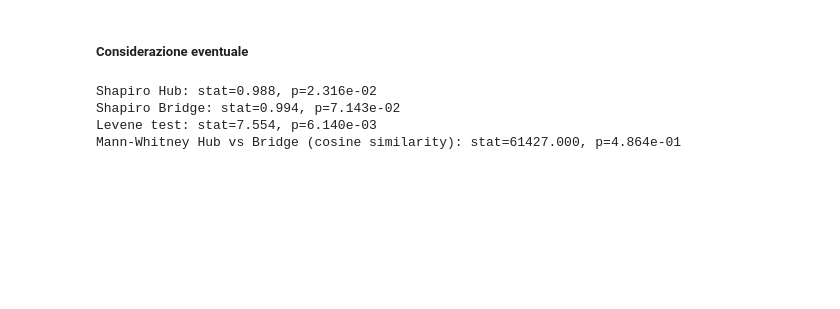
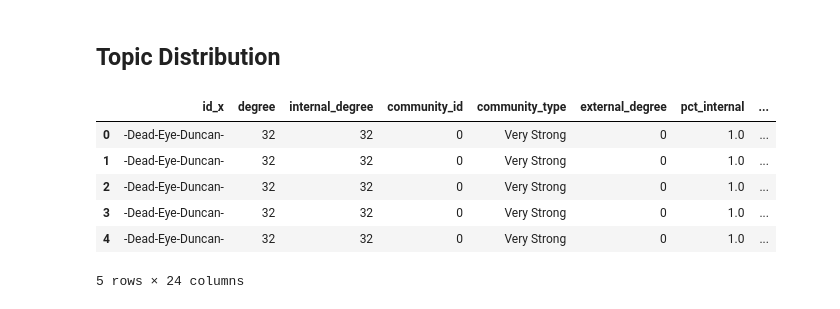
Before and after one commit to alfoCaiazza/Analysa, a Jupyter notebook: src/research_question/2nd_research_question.ipynb, the cells around one changed output. Cells and saved outputs as stored; diff of their text form; code cells hidden in the pictures; blank space fills up the shorter version.

```diff
--- a/src/research_question/2nd_research_question.ipynb
+++ b/src/research_question/2nd_research_question.ipynb
@@ -22,6 +23,29 @@ users_role['community_embedding'] = users_role['community_id'].map(community_emb
 
 # Define roles including peripherals
 users_role['role'] = np.where(users_role['is_hub'], 'Hub', np.where(users_role['is_bridge'], 'Bridge', 'Average'))
+# %%
+# Defyining Leave-one-out embedding to avoid auto-influence
+def leave_one_out_embeddings(df):
+    embeddings = np.stack(df['user_embedding'])
+    weights = df['id'].map(df['id'].value_counts()).to_numpy()
+
+    loo_list = []
+    for i in tqdm(range(len(df))):
+        mask = np.ones(len(df), dtype=bool)
+        mask[i] = False
+        if mask.sum() == 0:
+            # se la community ha un solo utente → non puoi escludere
+            loo_list.append(embeddings[i])
+        else:
+            loo_list.append(
+                np.average(embeddings[mask], axis=0, weights=weights[mask])
+            )
+    return pd.Series(loo_list, index=df.index)
+
+users_role['loo_community_embedding'] = (
+    users_role.groupby('community_id', group_keys=False)
+    .apply(leave_one_out_embeddings)
+)
 # %%
 # Compute similarity metrics
 def compute_metrics(row):
@@ -135,37 +128,14 @@ plt.show()
-# %% [markdown]
-##### Considerazione eventuale
-# %%
-# Hub vs Bridge across all communities
-hub_cos = users_role.loc[users_role['role']=='Hub', 'cosine_similarity']
-bridge_cos = users_role.loc[users_role['role']=='Bridge', 'cosine_similarity']
-
-# --- 1. Test di normalità ---
-shapiro_hub = shapiro(hub_cos)
-shapiro_bridge = shapiro(bridge_cos)
-print(f"Shapiro Hub: stat={shapiro_hub.statistic:.3f}, p={shapiro_hub.pvalue:.3e}")
-print(f"Shapiro Bridge: stat={shapiro_bridge.statistic:.3f}, p={shapiro_bridge.pvalue:.3e}")
-
-# --- 2. Test omogeneità varianze ---
-levene_test = levene(hub_cos, bridge_cos)
-print(f"Levene test: stat={levene_test.statistic:.3f}, p={levene_test.pvalue:.3e}")
-
-# --- 3. Scelta del test ---
-if shapiro_hub.pvalue > 0.05 and shapiro_bridge.pvalue > 0.05:
-    # Normali
-    if levene_test.pvalue > 0.05:
-        stat, p = ttest_ind(hub_cos, bridge_cos, equal_var=True)
-        test_name = "T-test var=equal"
-    else:
-        stat, p = ttest_ind(hub_cos, bridge_cos, equal_var=False)
-        test_name = "T-test var=unequal"
-else:
-    # Non normali → Mann-Whitney
-    stat, p = mannwhitneyu(hub_cos, bridge_cos, alternative='two-sided')
-    test_name = "Mann-Whitney"
-
-print(f"{test_name} Hub vs Bridge (cosine similarity): stat={stat:.3f}, p={p:.3e}")
-# %% [output]
-Shapiro Hub: stat=0.988, p=2.316e-02
-Shapiro Bridge: stat=0.994, p=7.143e-02
-Levene test: stat=7.554, p=6.140e-03
-Mann-Whitney Hub vs Bridge (cosine similarity): stat=61427.000, p=4.864e-01
+# %% [markdown]
+## Topic Distribution
+# %%
+topics = pd.read_csv('../../src/nlp/topic_modeling/topic_data.csv')
+# %%
+users_role = users_role.merge(topics, left_on='id', right_on='author', how='inner')
+# %% [output]
+|  | id_x | degree | internal_degree | community_id | community_type | external_degree | pct_internal | ... |
+| 0 | -Dead-Eye-Duncan- | 32 | 32 | 0 | Very Strong | 0 | 1.0 | ... |
+| 1 | -Dead-Eye-Duncan- | 32 | 32 | 0 | Very Strong | 0 | 1.0 | ... |
+| 2 | -Dead-Eye-Duncan- | 32 | 32 | 0 | Very Strong | 0 | 1.0 | ... |
+| 3 | -Dead-Eye-Duncan- | 32 | 32 | 0 | Very Strong | 0 | 1.0 | ... |
+| 4 | -Dead-Eye-Duncan- | 32 | 32 | 0 | Very Strong | 0 | 1.0 | ... |
+5 rows × 24 columns
```
Also changed, not shown: parts of 11 cells of this notebook, 11 other files.
